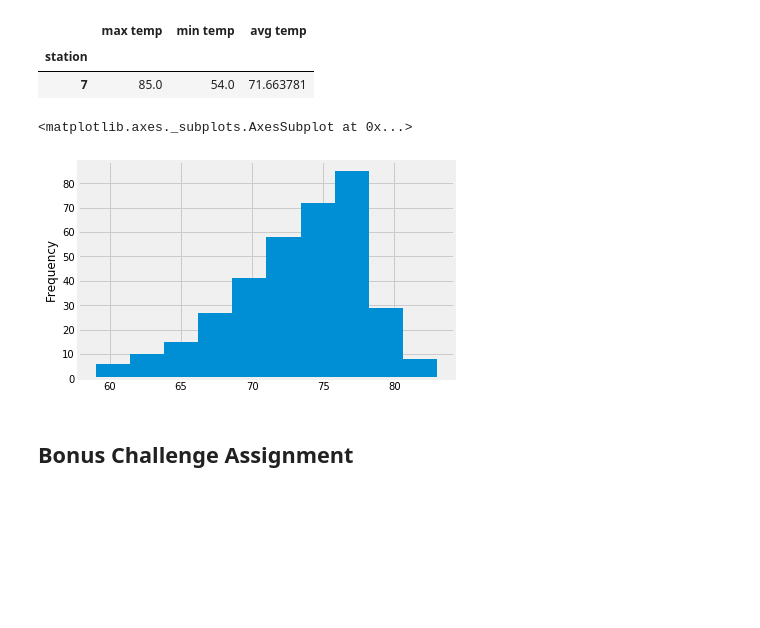
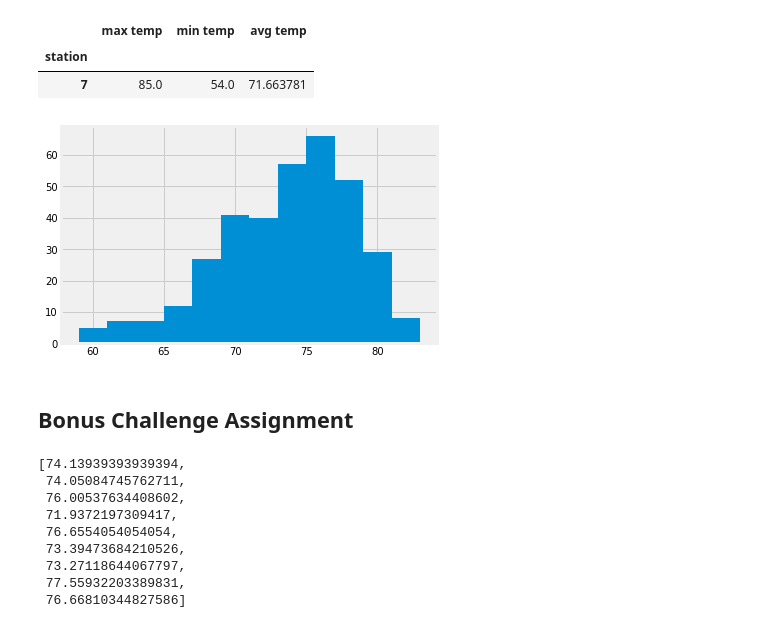
Before and after one commit to BeLacy87/sqlalchemy-challenge, a Jupyter notebook: climate_starter.ipynb, the cells around one changed output. Saved outputs shown, nothing was run; the diff lists cells and outputs as text; code cells hidden in the pictures; blank space fills up the shorter version.

```diff
--- a/climate_starter.ipynb
+++ b/climate_starter.ipynb
@@ -142,22 +159,37 @@ temp_stats_df.set_index('station')
 # %%
 # Choose the station with the highest number of temperature observations.
 # Query the last 12 months of temperature observation data for this station and plot the results as a histogram
 temp_obs=session.query(Measurement.tobs).\
 filter(Station.station == Measurement.station).\
 filter(Measurement.date > year_ago).\
 filter(Station.id == 7).all()
 
-# result=session.query(Measurement.date, Measurement.prcp).\
-# filter(Measurement.date > year_ago).\
-# order_by(Measurement.date).all()
-
-
-
-
 temp_obs_df=pd.DataFrame(temp_obs)
-temp_obs_df['tobs'].plot(kind='hist')
+plt.hist(temp_obs_df['tobs'], bins=12)
+# plt.xlabel('Temp')
+# plt.title('Temperature Frequenct from 8/23/16-8/24/17 @ Station 7')
+plt.legend
+plt.show()
 # %% [output]
-<matplotlib.axes._subplots.AxesSubplot at 0x...>
-[figure, old version]
+[figure, new version]
 # %% [markdown]
 ## Bonus Challenge Assignment
+# %%
+result=session.query(Measurement.station, func.avg(Measurement.tobs)).\
+              filter(Station.station == Measurement.station).\
+                 filter(func.strftime("%m", Measurement.date) == "06").\
+                group_by(Station.station).all()
+station_avg_list_jun=[]
+for i in result:
+    station_avg_list_jun.append(i[1])
+station_avg_list_jun
+# %% [output]
+[74.13939393939394,
+ 74.05084745762711,
+ 76.00537634408602,
+ 71.9372197309417,
+ 76.6554054054054,
+ 73.39473684210526,
+ 73.27118644067797,
+ 77.55932203389831,
+ 76.66810344827586]
```
Also changed, not shown: parts of 11 cells of this notebook.
